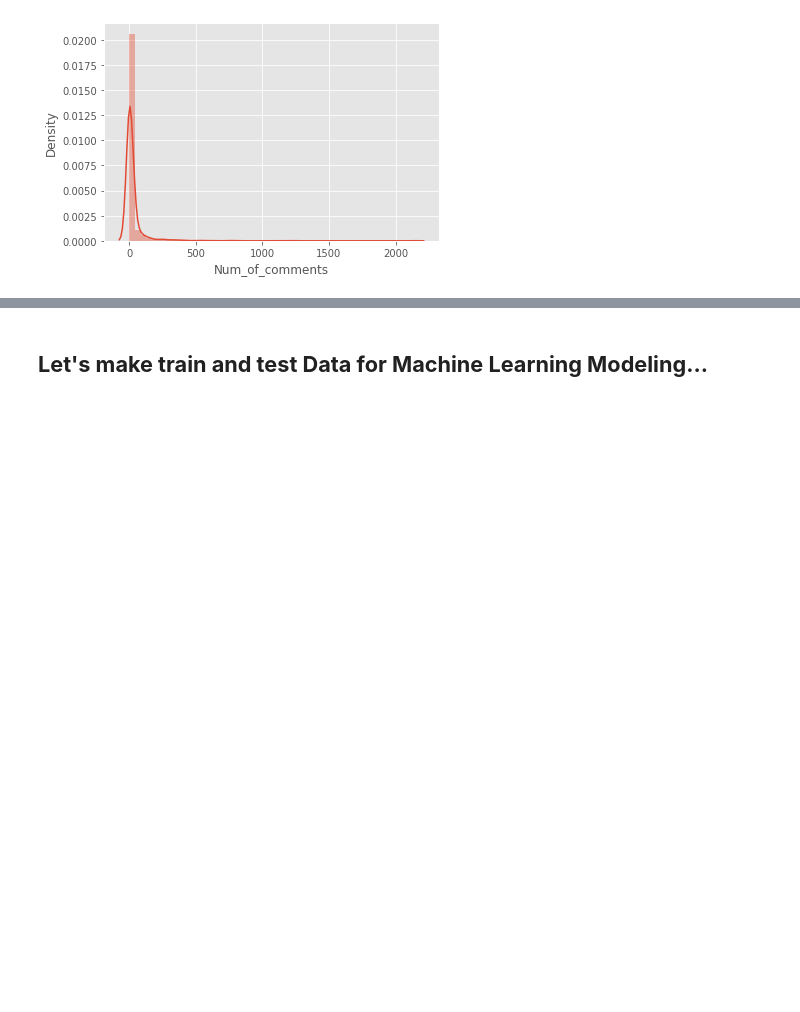
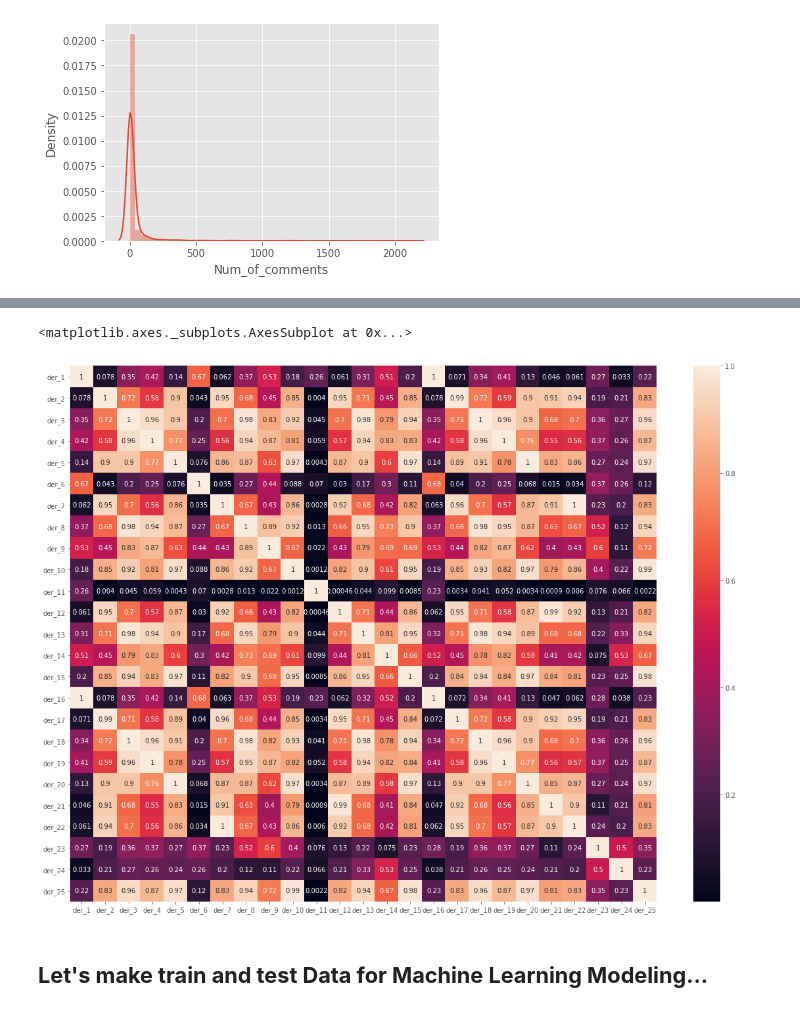
Before and after one commit to TheAIFellow/Facebook-Comment-Volume, a Jupyter notebook: Dilavar_Singh_Team_5_Facebook_Comment_Volume_Capstone_Project.ipynb, the cells around one changed output, grey strips where cells are left out. Drawn from its saved outputs; the diff is of its cells as text; code cells hidden in the pictures; blank space fills up the shorter version.

```diff
--- a/Dilavar_Singh_Team_5_Facebook_Comment_Volume_Capstone_Project.ipynb
+++ b/Dilavar_Singh_Team_5_Facebook_Comment_Volume_Capstone_Project.ipynb
@@ -262,3 +276,9 @@ sns.distplot(test_data['Num_of_comments'])
+# %%
+plt.figure(figsize=(20,15))
+sns.heatmap(train_data[columns_heat].corr().abs(),annot=True)
+# %% [output]
+<matplotlib.axes._subplots.AxesSubplot at 0x...>
+[figure, added]
 # %% [markdown]
 ## **Let's make train and test Data for Machine Learning Modeling...**
 # %%
```
Also changed, not shown: parts of 37 cells of this notebook.
